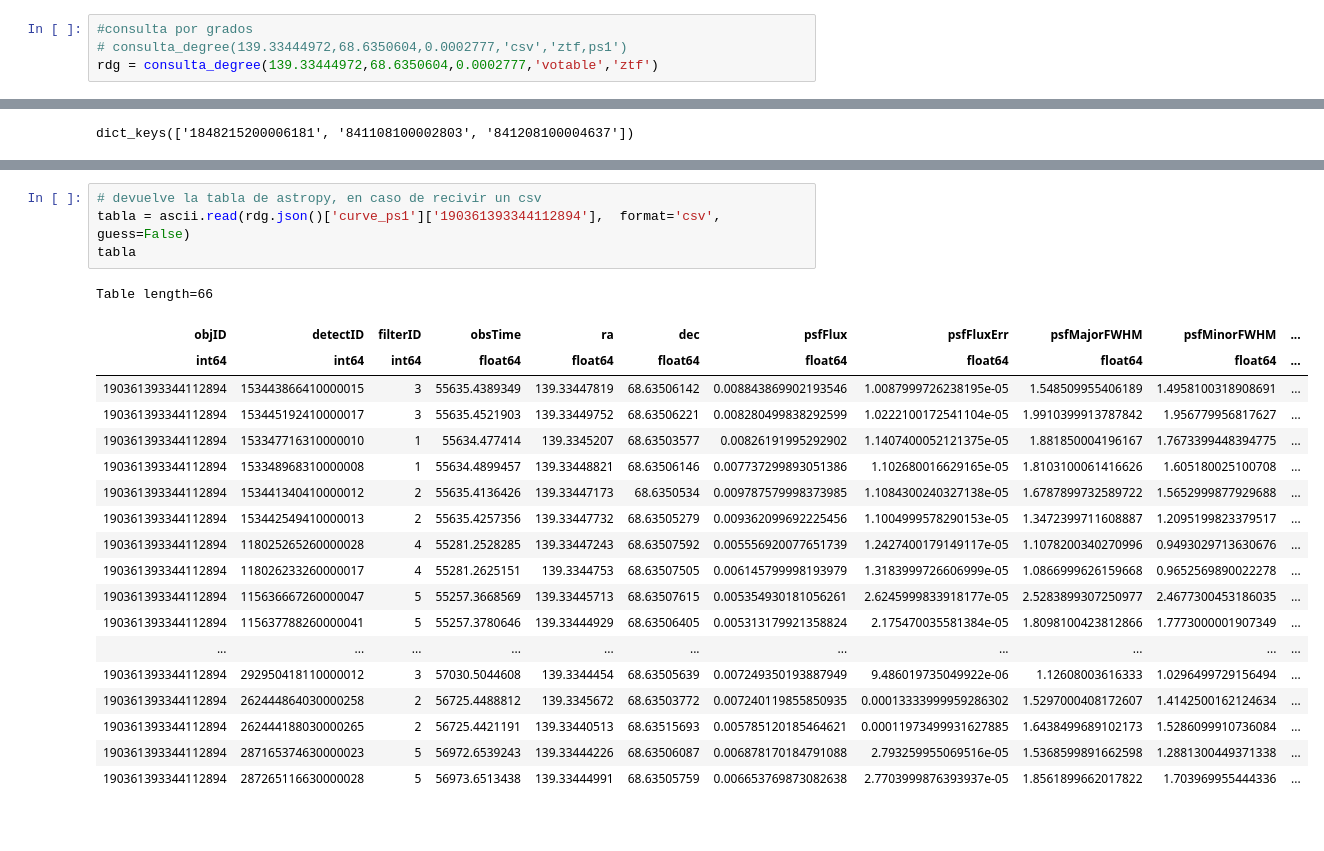
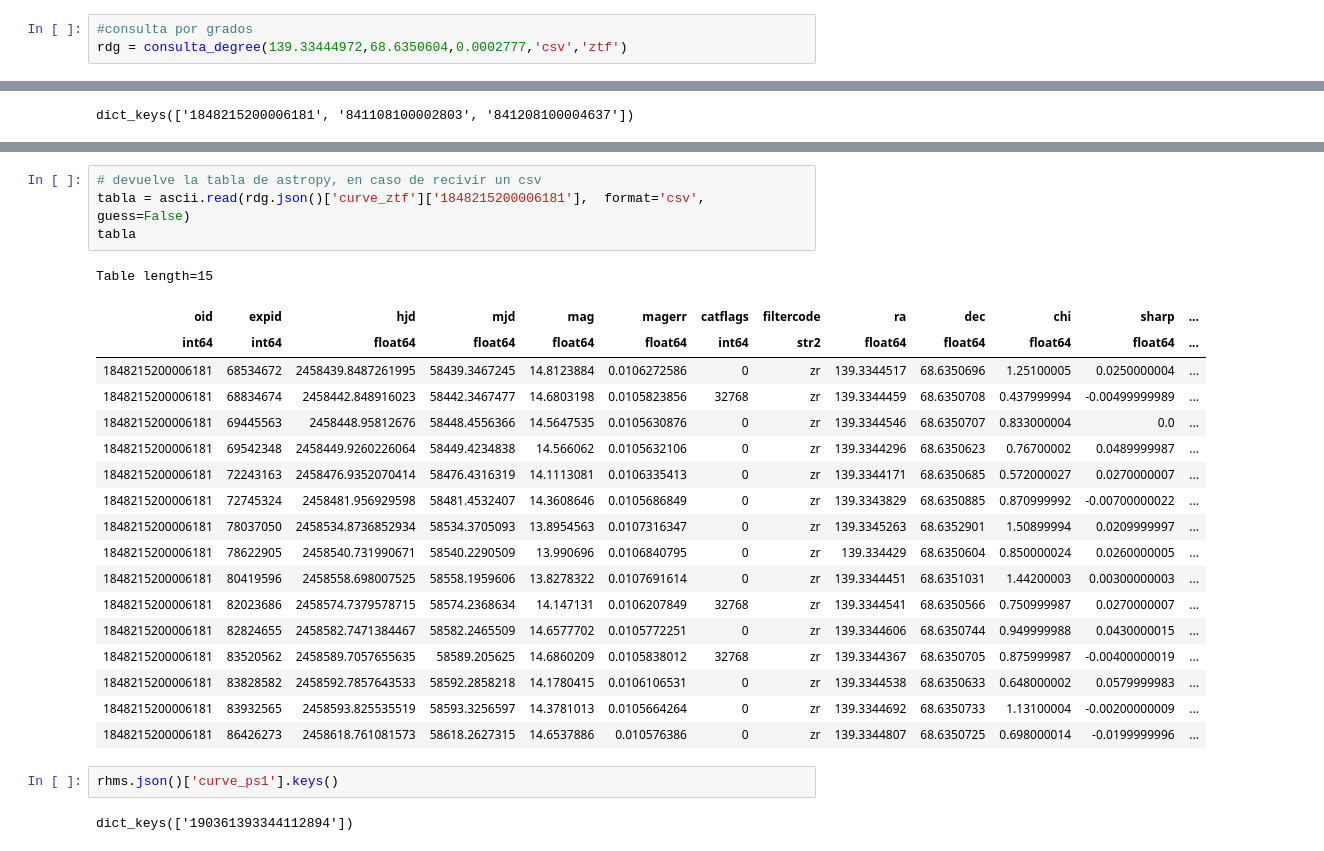
Before and after one commit to fernandezeric/LightCurvesApi, a Jupyter notebook: LightCurvesNotebook/prueba alfa.ipynb, the cells around one changed output, grey strips where cells are left out. Cells and saved outputs as stored; diff of their text form; blank space fills up the shorter version.

```diff
--- a/LightCurvesNotebook/prueba alfa.ipynb
+++ b/LightCurvesNotebook/prueba alfa.ipynb
@@ -32,8 +32,7 @@ def consulta_hms(hms,radius,format,catalog):
     return r
 # %%
 #consulta por grados
-# consulta_degree(139.33444972,68.6350604,0.0002777,'csv','ztf,ps1')
-rdg = consulta_degree(139.33444972,68.6350604,0.0002777,'votable','ztf')
+rdg = consulta_degree(139.33444972,68.6350604,0.0002777,'csv','ztf')
 # %%
 # clave de catalogos consultados
 catalog = rdg.json().keys()
@@ -69,24 +90,27 @@ table = parse_single_table(bio).to_table()
 # %%
 # devuelve la tabla de astropy, en caso de recivir un csv
-tabla = ascii.read(rdg.json()['curve_ps1']['190361393344112894'],  format='csv', guess=False)
+tabla = ascii.read(rdg.json()['curve_ztf']['1848215200006181'],  format='csv', guess=False)
 tabla
 # %% [output]
-Table length=66
+Table length=15
-| objID | detectID | filterID | obsTime | ra | dec | psfFlux | psfFluxErr | psfMajorFWHM | psfMinorFWHM | ... |
-| int64 | int64 | int64 | float64 | float64 | float64 | float64 | float64 | float64 | float64 | ... |
-| 190361393344112894 | 153443866410000015 | 3 | 55635.4389349 | 139.33447819 | 68.63506142 | 0.008843869902193546 | 1.0087999726238195e-05 | 1.548509955406189 | 1.4958100318908691 | ... |
-| 190361393344112894 | 153445192410000017 | 3 | 55635.4521903 | 139.33449752 | 68.63506221 | 0.008280499838292599 | 1.0222100172541104e-05 | 1.9910399913787842 | 1.956779956817627 | ... |
-| 190361393344112894 | 153347716310000010 | 1 | 55634.477414 | 139.3345207 | 68.63503577 | 0.00826191995292902 | 1.1407400052121375e-05 | 1.881850004196167 | 1.7673399448394775 | ... |
-| 190361393344112894 | 153348968310000008 | 1 | 55634.4899457 | 139.33448821 | 68.63506146 | 0.007737299893051386 | 1.102680016629165e-05 | 1.8103100061416626 | 1.605180025100708 | ... |
-| 190361393344112894 | 153441340410000012 | 2 | 55635.4136426 | 139.33447173 | 68.6350534 | 0.009787579998373985 | 1.1084300240327138e-05 | 1.6787899732589722 | 1.5652999877929688 | ... |
-| 190361393344112894 | 153442549410000013 | 2 | 55635.4257356 | 139.33447732 | 68.63505279 | 0.009362099692225456 | 1.1004999578290153e-05 | 1.3472399711608887 | 1.2095199823379517 | ... |
-| 190361393344112894 | 118025265260000028 | 4 | 55281.2528285 | 139.33447243 | 68.63507592 | 0.005556920077651739 | 1.2427400179149117e-05 | 1.1078200340270996 | 0.9493029713630676 | ... |
-| 190361393344112894 | 118026233260000017 | 4 | 55281.2625151 | 139.3344753 | 68.63507505 | 0.006145799998193979 | 1.3183999726606999e-05 | 1.0866999626159668 | 0.9652569890022278 | ... |
-| 190361393344112894 | 115636667260000047 | 5 | 55257.3668569 | 139.33445713 | 68.63507615 | 0.005354930181056261 | 2.6245999833918177e-05 | 2.5283899307250977 | 2.4677300453186035 | ... |
-| 190361393344112894 | 115637788260000041 | 5 | 55257.3780646 | 139.33444929 | 68.63506405 | 0.005313179921358824 | 2.175470035581384e-05 | 1.8098100423812866 | 1.7773000001907349 | ... |
-| ... | ... | ... | ... | ... | ... | ... | ... | ... | ... | ... |
-| 190361393344112894 | 292950418110000012 | 3 | 57030.5044608 | 139.3344454 | 68.63505639 | 0.007249350193887949 | 9.486019735049922e-06 | 1.12608003616333 | 1.0296499729156494 | ... |
-| 190361393344112894 | 262444864030000258 | 2 | 56725.4488812 | 139.3345672 | 68.63503772 | 0.007240119855850935 | 0.00013333999959286302 | 1.5297000408172607 | 1.4142500162124634 | ... |
-| 190361393344112894 | 262444188030000265 | 2 | 56725.4421191 | 139.33440513 | 68.63515693 | 0.005785120185464621 | 0.00011973499931627885 | 1.6438499689102173 | 1.5286099910736084 | ... |
-| 190361393344112894 | 287165374630000023 | 5 | 56972.6539243 | 139.33444226 | 68.63506087 | 0.006878170184791088 | 2.793259955069516e-05 | 1.5368599891662598 | 1.2881300449371338 | ... |
-| 190361393344112894 | 287265116630000028 | 5 | 56973.6513438 | 139.33444991 | 68.63505759 | 0.006653769873082638 | 2.7703999876393937e-05 | 1.8561899662017822 | 1.703969955444336 | ... |
+| oid | expid | hjd | mjd | mag | magerr | catflags | filtercode | ra | dec | chi | sharp | ... |
+| int64 | int64 | float64 | float64 | float64 | float64 | int64 | str2 | float64 | float64 | float64 | float64 | ... |
+| 1848215200006181 | 68534672 | 2458439.8487261995 | 58439.3467245 | 14.8123884 | 0.0106272586 | 0 | zr | 139.3344517 | 68.6350696 | 1.25100005 | 0.0250000004 | ... |
+| 1848215200006181 | 68834674 | 2458442.848916023 | 58442.3467477 | 14.6803198 | 0.0105823856 | 32768 | zr | 139.3344459 | 68.6350708 | 0.437999994 | -0.00499999989 | ... |
+| 1848215200006181 | 69445563 | 2458448.95812676 | 58448.4556366 | 14.5647535 | 0.0105630876 | 0 | zr | 139.3344546 | 68.6350707 | 0.833000004 | 0.0 | ... |
+| 1848215200006181 | 69542348 | 2458449.9260226064 | 58449.4234838 | 14.566062 | 0.0105632106 | 0 | zr | 139.3344296 | 68.6350623 | 0.76700002 | 0.0489999987 | ... |
+| 1848215200006181 | 72243163 | 2458476.9352070414 | 58476.4316319 | 14.1113081 | 0.0106335413 | 0 | zr | 139.3344171 | 68.6350685 | 0.572000027 | 0.0270000007 | ... |
+| 1848215200006181 | 72745324 | 2458481.956929598 | 58481.4532407 | 14.3608646 | 0.0105686849 | 0 | zr | 139.3343829 | 68.6350885 | 0.870999992 | -0.00700000022 | ... |
+| 1848215200006181 | 78037050 | 2458534.8736852934 | 58534.3705093 | 13.8954563 | 0.0107316347 | 0 | zr | 139.3345263 | 68.6352901 | 1.50899994 | 0.0209999997 | ... |
+| 1848215200006181 | 78622905 | 2458540.731990671 | 58540.2290509 | 13.990696 | 0.0106840795 | 0 | zr | 139.334429 | 68.6350604 | 0.850000024 | 0.0260000005 | ... |
+| 1848215200006181 | 80419596 | 2458558.698007525 | 58558.1959606 | 13.8278322 | 0.0107691614 | 0 | zr | 139.3344451 | 68.6351031 | 1.44200003 | 0.00300000003 | ... |
+| 1848215200006181 | 82023686 | 2458574.7379578715 | 58574.2368634 | 14.147131 | 0.0106207849 | 32768 | zr | 139.3344541 | 68.6350566 | 0.750999987 | 0.0270000007 | ... |
+| 1848215200006181 | 82824655 | 2458582.7471384467 | 58582.2465509 | 14.6577702 | 0.0105772251 | 0 | zr | 139.3344606 | 68.6350744 | 0.949999988 | 0.0430000015 | ... |
+| 1848215200006181 | 83520562 | 2458589.7057655635 | 58589.205625 | 14.6860209 | 0.0105838012 | 32768 | zr | 139.3344367 | 68.6350705 | 0.875999987 | -0.00400000019 | ... |
+| 1848215200006181 | 83828582 | 2458592.7857643533 | 58592.2858218 | 14.1780415 | 0.0106106531 | 0 | zr | 139.3344538 | 68.6350633 | 0.648000002 | 0.0579999983 | ... |
+| 1848215200006181 | 83932565 | 2458593.825535519 | 58593.3256597 | 14.3781013 | 0.0105664264 | 0 | zr | 139.3344692 | 68.6350733 | 1.13100004 | -0.00200000009 | ... |
+| 1848215200006181 | 86426273 | 2458618.761081573 | 58618.2627315 | 14.6537886 | 0.010576386 | 0 | zr | 139.3344807 | 68.6350725 | 0.698000014 | -0.0199999996 | ... |
+# %%
+rhms.json()['curve_ps1'].keys()
+# %% [output]
+dict_keys(['190361393344112894'])
```
Also changed, not shown: parts of 9 cells of this notebook, 2 other files.
